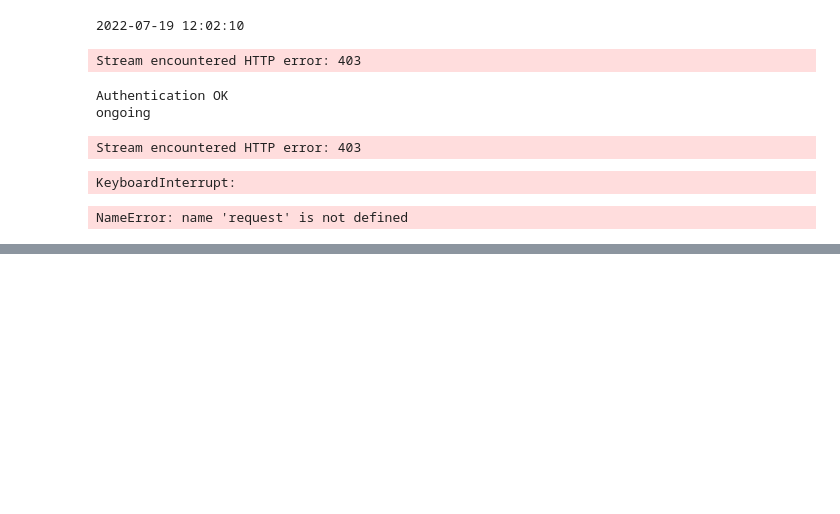
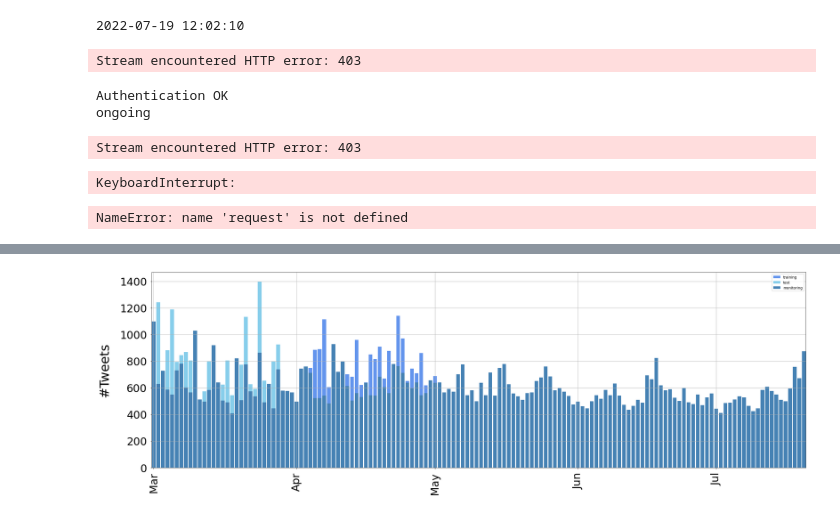
Before and after one commit to martimarino/Body-shaming-detection, a Jupyter notebook: Untitled.ipynb, the cells around one changed output, grey strips where cells are left out. Drawn from its saved outputs; the diff is of its cells as text; code cells hidden in the pictures; blank space fills up the shorter version.

```diff
--- a/Untitled.ipynb
+++ b/Untitled.ipynb
@@ -746,3 +746,100 @@ for tweet in tweets:
     print(tweet['text'])
 # %% [output]
 NameError: name 'request' is not defined
+# %%
+import datetime as dt
+from datetime import datetime
+import numpy as np
+import pandas as pd
+import matplotlib.pyplot as plt
+import matplotlib.dates as mdates
+import seaborn as sns
+
+
+# build dataframe
+tr1 = pd.read_csv('cleaned/2021-12-cleaned.csv')
+tr2 = pd.read_csv('cleaned/2022-01-cleaned.csv')
+training = pd.concat([tr1, tr2])
+test = pd.read_csv('cleaned/2022-02-cleaned.csv')
+tt = pd.concat([training, test])
+mon = pd.read_csv('merged/monitoring.csv')
+
+
+# get only month and year from datetime column (date of exam)
+d1['date_col'] = training['datetime'].astype('datetime64').dt.to_period('D') # D = day, M = month, Y = year
+print(d1.shape)
+
+# group by based on month and year after filtering poor graded students
+data1 = d1.groupby(['date_col']).size().reset_index(name = 'count')
+data1['date_col'] = data1['date_col'].dt.to_timestamp('s').dt.strftime('%Y-%m-%d')
+data1['date_col'] = pd.to_datetime(data['date_col'], format='%Y-%m-%d')
+data1.set_index("date_col")
+
+
+
+# get only month and year from datetime column (date of exam)
+d2['date_col'] = test['datetime'].astype('datetime64').dt.to_period('D') # D = day, M = month, Y = year
+print(d2.shape)
+
+# group by based on month and year after filtering poor graded students
+data2 = d2.groupby(['date_col']).size().reset_index(name = 'count')
+data1['date_col'] = data1['date_col'].dt.to_timestamp('s').dt.strftime('%Y-%m-%d')
+data1['date_col'] = pd.to_datetime(data['date_col'], format='%Y-%m-%d')
+data1.set_index("date_col")
+
+
+
+# get only month and year from datetime column (date of exam)
+d1['date_col'] = training['datetime'].astype('datetime64').dt.to_period('D') # D = day, M = month, Y = year
+print(ttf.shape)
+
+# group by based on month and year after filtering poor graded students
+data1 = d1.groupby(['date_col']).size().reset_index(name = 'count')
+data1['date_col'] = data1['date_col'].dt.to_timestamp('s').dt.strftime('%Y-%m-%d')
+data1['date_col'] = pd.to_datetime(data['date_col'], format='%Y-%m-%d')
+data1.set_index("date_col")
+
+
+
+# Set the locator
+locator = mdates.MonthLocator()  # every month
+# Specify the format - %b gives us Jan, Feb...
+fmt = mdates.DateFormatter('%b')
+
+fig, ax = plt.subplots()
+
+# g1 = np.greater(data['date_col'], datetime(2022, 1, 31)).astype(int)
+# g2 = np.greater(data['date_col'], datetime(2022, 2, 28)).astype(int)
+# greater = g1 + g2
+colors = np.array(['cornflowerblue', 'skyblue', 'steelblue'])
+
+
+barlist = plt.bar(data['date_col'], data['count'], color=colors[greater])
+
+X = plt.gca().xaxis
+X.set_major_locator(locator)
+# Specify formatter
+X.set_major_formatter(fmt)
+# Labels
+# plt.title('Distribution of tweets',fontsize=36,pad=30)
+# plt.xlabel('Time',fontsize=30,labelpad=50)
+plt.ylabel('#Tweets',fontsize=36,labelpad=26)
+#Ticks
+plt.xticks(rotation=90, fontsize=30)
+plt.yticks(fontsize=30)
+plt.tick_params(axis='y', pad=10)
+plt.tick_params(axis='x', pad=10)
+
+plt.margins(x=0)    # delete graph lateral margin
+plt.ylim(ymin=0)    # y values start from 0
+plt.tight_layout()
+plt.rcParams["figure.figsize"] = [28,9]
+plt.grid(zorder=2)
+# plt.subplots_adjust(bottom=0.55)
+
+plt.legend(['training', 'test', 'monitoring'])
+
+
+# plt.savefig('./monitoring/img/monitoring_barplot_peaks.png', bbox_inches='tight')
+plt.show()
+# %% [output]
@@ -748,0 +849 @@ NameError: name 'request' is not defined
+[figure, added]
```
Also changed, not shown: parts of 2 cells of this notebook, 33 other files.
